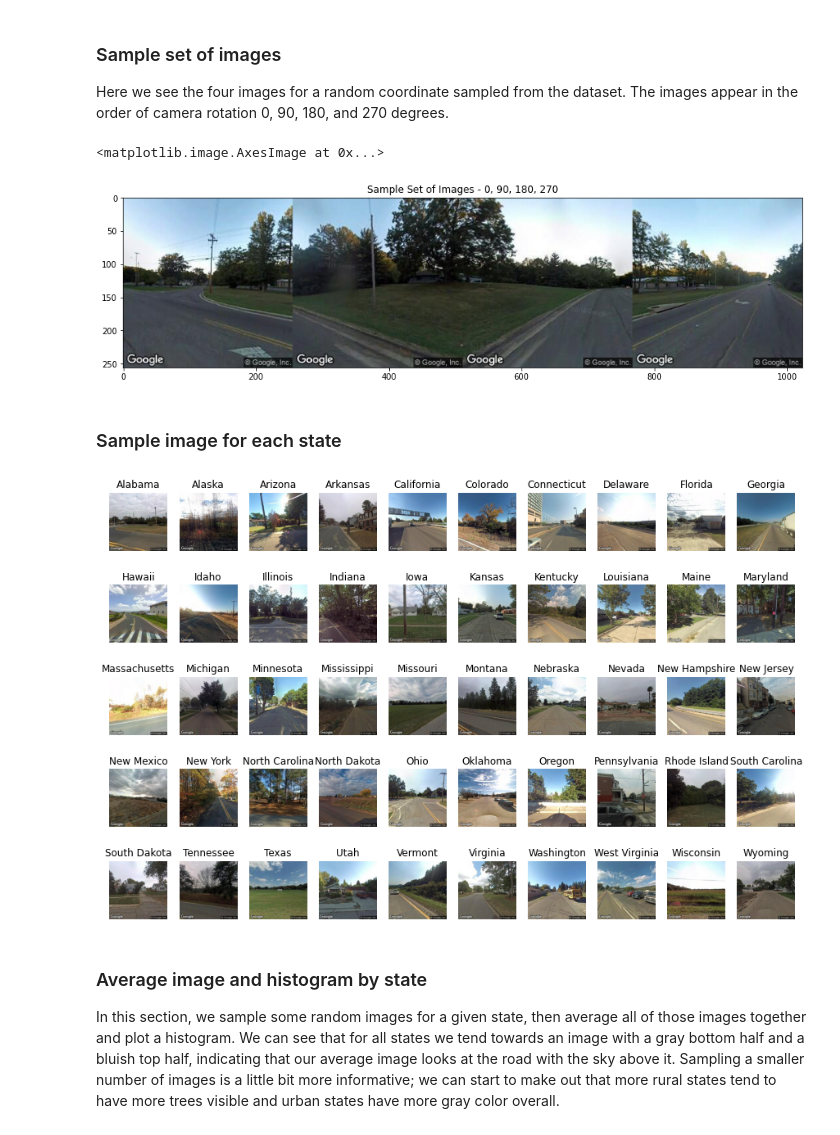
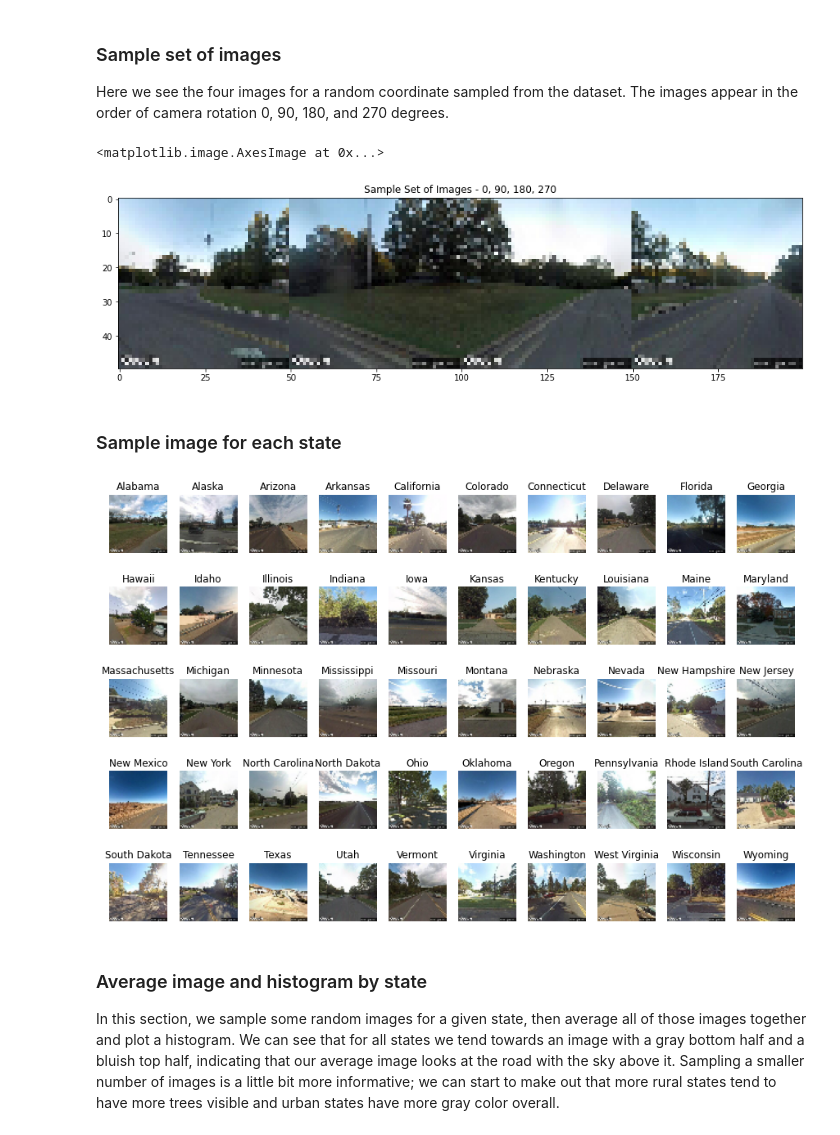
Before and after one commit to osimon8/GeoGuessrGuessr, a Jupyter notebook: notebook.ipynb, the cells around one changed output. Cells and saved outputs as stored; diff of their text form; code cells hidden in the pictures.

```diff
--- a/notebook.ipynb
+++ b/notebook.ipynb
@@ -49,23 +31,29 @@ Mounted at /content/drive
 # %%
 device =  torch.device('cuda' if torch.cuda.is_available() else 'cpu')
 # %%
-train_data_directory = '/content/drive/MyDrive/CIS 522/50States500'
+#train_data_directory = '/content/drive/MyDrive/CIS 522/50States500'
+train_data_directory = '50States500'
 test_data_directory = 'test_data'
 
+transform_pipeline = transforms.Compose([transforms.ToTensor(), transforms.Resize((64, 64))])
 
-dataset = datasets.ImageFolder(train_data_directory, transforms.Compose([transforms.ToTensor()]))
-#train_dataset, val_dataset = torch.utils.data.random_split(dataset, )
-train_dataset = dataset
+dataset = datasets.ImageFolder(train_data_directory, transform_pipeline)
+test_dataset = datasets.ImageFolder(test_data_directory, transform_pipeline)
+n = len(dataset)
+train_size = int(0.8*n)
+train_dataset, val_dataset = torch.utils.data.random_split(dataset, [train_size, n - train_size])
+#train_dataset = dataset
 
-validation_dataset = []
+#validation_dataset = []
 
-batch_size = 4
+batch_size = 100
 batch_size_big = 100
 
 data_loader = torch.utils.data.DataLoader(train_dataset, batch_size = batch_size)
-data_loader_big = torch.utils.data.DataLoader(train_dataset, batch_size = batch_size_big)
-data_loader_shuffled = torch.utils.data.DataLoader(train_dataset, batch_size = 100, shuffle=True)
-validation_loader = []
+data_loader_small = torch.utils.data.DataLoader(dataset, batch_size = 4)
+data_loader_shuffled = torch.utils.data.DataLoader(dataset, batch_size = 100, shuffle=True)
+validation_loader = torch.utils.data.DataLoader(val_dataset, batch_size = batch_size)
+test_loader = torch.utils.data.DataLoader(test_dataset, batch_size = batch_size, shuffle=True)
 # %%
 dataset
 # %% [output]
@@ -89,7 +77,7 @@ def get_state_data_loader(state, batch_size=100):
 ### Sample set of images
 Here we see the four images for a random coordinate sampled from the dataset. The images appear in the order of camera rotation 0, 90, 180, and 270 degrees.
 # %%
-example_batch = next(iter(data_loader))[0]
+example_batch = next(iter(data_loader_small))[0]
 stacked = example_batch[0]
 for i in range(1, 4):
     stacked = torch.cat((stacked,example_batch[i]), 2)
@@ -99,27 +87,27 @@ plt.title("Sample Set of Images - 0, 90, 180, 270")
 plt.imshow(stacked.permute(1, 2, 0))
 # %% [output]
 <matplotlib.image.AxesImage at 0x...>
-[figure, old version]
+[figure, new version]
 # %% [markdown]
 ### Sample image for each state
 # %%
 sample_50 = {}
 for data, label in data_loader_shuffled:
     for d, l in zip(data, label):
         if l.item() in sample_50.keys():
             continue
         sample_50[l.item()] = d
     if (len(sample_50) == 50):
         break
 
 fig, axs = plt.subplots(5, 10, figsize=(15,10))
 for label, im in sorted(sample_50.items()):
     ax = axs.flat[label]
-    ax.set_title(train_dataset.classes[label])
+    ax.set_title(dataset.classes[label])
     ax.imshow(im.permute(1, 2, 0))
     ax.axis('off')
 # %% [output]
-[figure, old version]
+[figure, new version]
 # %% [markdown]
 ### Average image and histogram by state
 In this section, we sample some random images for a given state, then average all of those images together and plot a histogram. We can see that for all states we tend towards an image with a gray bottom half and a bluish top half, indicating that our average image looks at the road with the sky above it. Sampling a smaller number of images is a little bit more informative; we can start to make out that more rural states tend to have more trees visible and urban states have more gray color overall.
```
Also changed, not shown: parts of 24 cells of this notebook, 2 other files.
